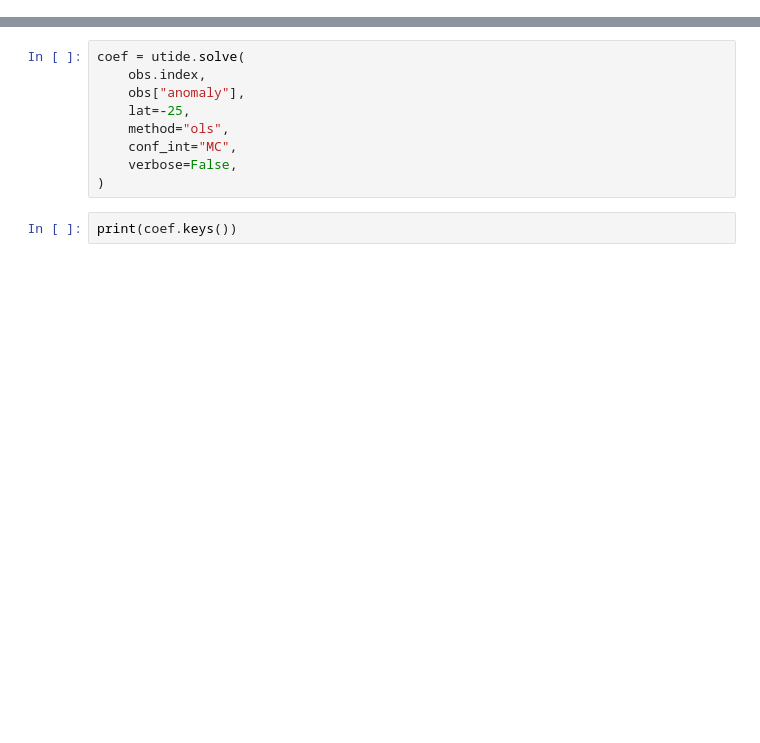
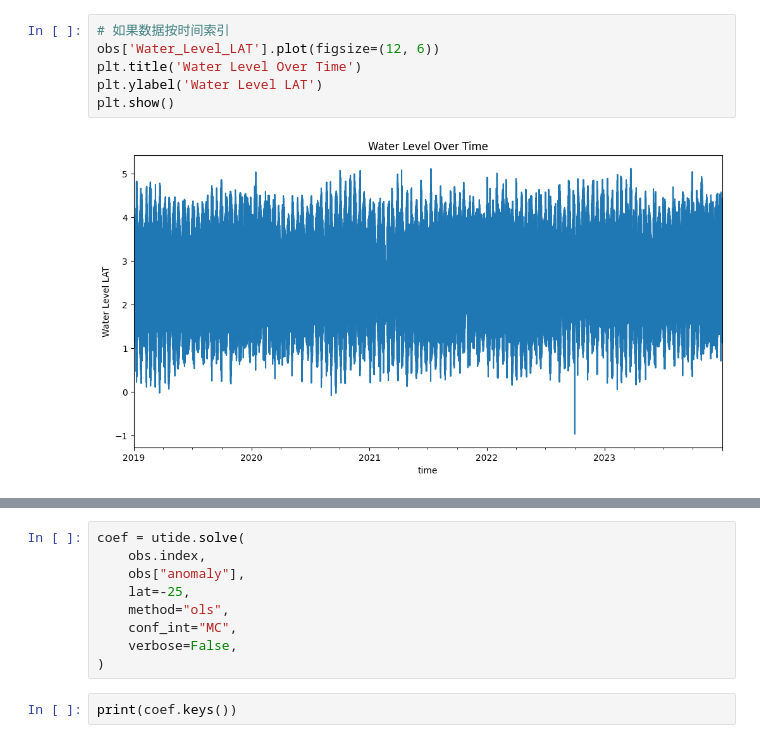
Before and after one commit to zhn66776/Tidal_try, a Jupyter notebook: utide.ipynb, the cells around one changed output, grey strips where cells are left out. Drawn from its saved outputs; the diff is of its cells as text; blank space fills up the shorter version.

```diff
--- a/utide.ipynb
+++ b/utide.ipynb
@@ -63,0 +98,8 @@ print(f"{corrected.sum()} points were flagged 'corrected' and left unchanged")
+# %%
+# 如果数据按时间索引
+obs['Water_Level_LAT'].plot(figsize=(12, 6))
+plt.title('Water Level Over Time')
+plt.ylabel('Water Level LAT')
+plt.show()
+# %% [output]
+[figure, added]
```
Also changed, not shown: parts of 26 cells of this notebook, 3 other files.
